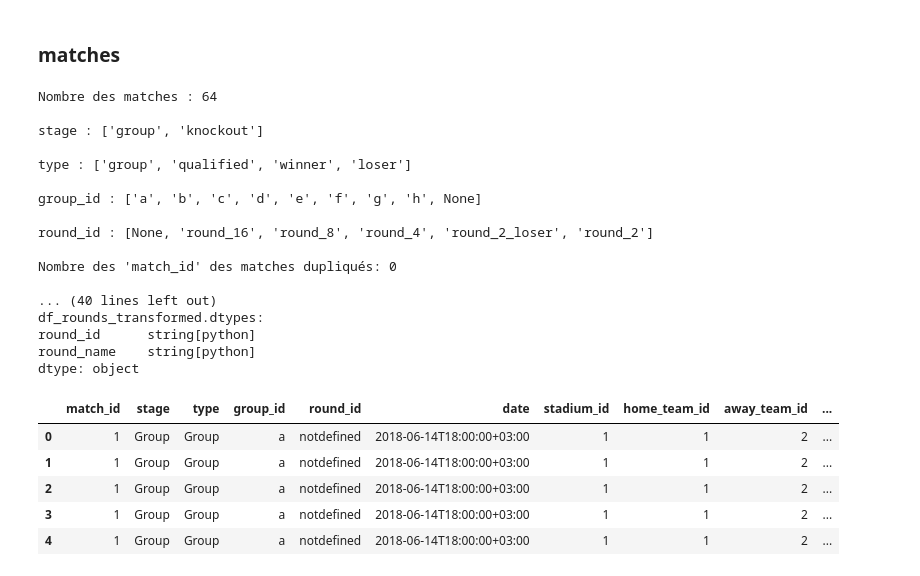
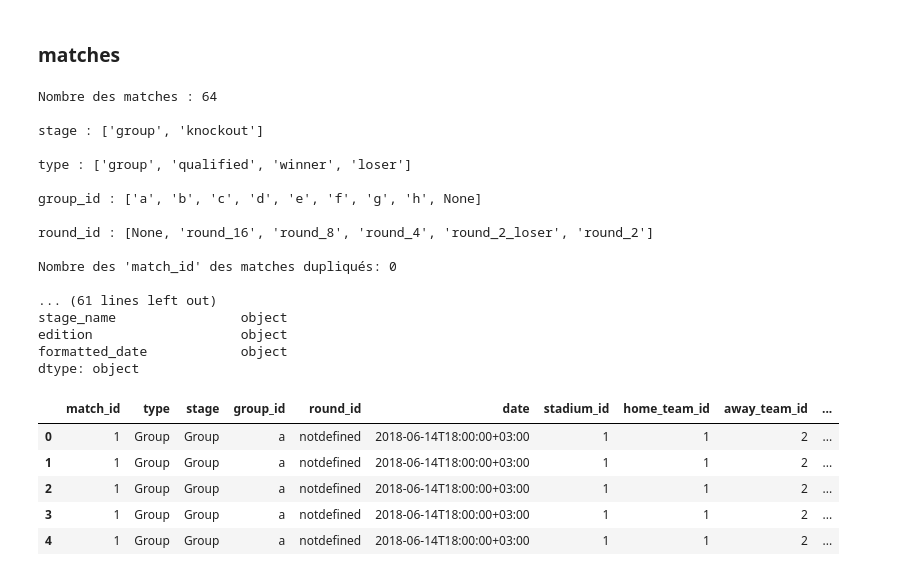
Before and after one commit to Simplon-DE-P1-2025/Brief-2-ETL-de-donn-es-footballistiques-Wickets-Sprinters, a Jupyter notebook: notebook/notebook_2018_transform.ipynb, the cells around one changed output. Cells and saved outputs as stored; diff of their text form; code cells hidden in the pictures.

Commit message:
transform: transformation fichier 2018 v1:

```diff
--- a/notebook/notebook_2018_transform.ipynb
+++ b/notebook/notebook_2018_transform.ipynb
@@ -534,67 +603,62 @@ print(f"\nround_id : {df_matches['round_id'].unique().tolist()}")
 number_duplicates = df_matches.duplicated(subset = ['match_id']).sum()
 print(f"\nNombre des 'match_id' des matches dupliqués: {number_duplicates}")
 
-#valeurs nulles
+# valeurs nulles
 print(f"\nValeurs nulles dans df_matches:\n{df_matches.isnull().sum()}")
-#types des colonnes
+# types des colonnes
 print(f"\nTypes des colonnes dans df_matches:\n{df_matches.dtypes}")
 # --------------------------------------------------------------------------------------------------------------------------------------
 # -------------------------------------------------------------Transformation ----------------------------------------------------------
 # --------------------------------------------------------------------------------------------------------------------------------------
 
-# Filtrer les colonnes nécessaires
-columns_to_keep = ['match_id',
-                   'stage' ,
-                   'type',
-                   'group_id',
-                   'round_id',
-                   'date',
-                   'stadium_id',
-                   'home_team_id',
-                   'away_team_id',
-                   'home_result',
-                   'away_result',
-                   'home_penalty',
-                   'away_penalty',
-                   'winner',
-                   'matchday',
-                   'channels']
-df_matches_transformed = df_matches[columns_to_keep].copy()
-df_matches_transformed = fct_lower_string_columns(df_matches_transformed, ['group_id','round_id'])
+# Mettre en le premier caractère en Minuscule pour la colonne group_id et round_id & convertir en type string
+df_matches_transformed = fct_lower_string_columns(df_matches, ['group_id','round_id'])
+
+# Mettre en le premier caractère en Majuscule pour la colonne stage et type & convertir en type string
 df_matches_transformed = fct_capitalize_string_columns(df_matches_transformed, ['stage','type'])
+
+# Remplir les valeurs manquantes dans 'round_id' et 'group_id' avec 'notdefined'
 df_matches_transformed['round_id'] = df_matches_transformed['round_id'].fillna('notdefined')
 df_matches_transformed['group_id'] = df_matches_transformed['group_id'].fillna('notdefined')
 
+# Générer une colonne unique 'stage' en combinant les colonnes 'round_id' et 'group_id'.
+df_matches_transformed = fct_generate_unique_stage(df_matches_transformed, 'stage', 'round_id', 'group_id')
+print(f"\nvaleur unique de stage_name : {df_matches_transformed['stage_name'].unique()}")
 
+# Extraire l'année de la colonne date pour créer la colonne edition
 df_matches_transformed['edition'] = fct_extract_edition(df_matches_transformed, 'date')['edition']
 
+# Convertir la colonne date ISO en format YYYYMMDDhhmmss
 df_matches_transformed = fct_iso_to_yyyymmddhhmmss(df_matches_transformed, 'date', 'formatted_date')
 
+# Eclater les listes dans la colonne 'channels' en plusieurs lignes
 df_matches_transformed = df_matches_transformed.explode('channels').reset_index(drop=True)
 
+#Génerer une colonne unique 'stage' en combinant les colonnes 'round_id' et 'group_id'.
+df_matches_transformed = fct_generate_unique_stage(df_matches_transformed, 'stage', 'round_id', 'group_id')
 
-# df_matches_transformed[df_matches_transformed['date'].isna()][['date', 'formatted_date']]
-print(f'\ndf_rounds_transformed.dtypes:\n{df_rounds_transformed.dtypes}')
+print(f'\ndf_matches_transformed.dtypes:\n{df_matches_transformed.dtypes}')
+
 df_matches_transformed.head()
 # %% [output]
 Nombre des matches : 64
 
 stage : ['group', 'knockout']
 
 type : ['group', 'qualified', 'winner', 'loser']
 
 group_id : ['a', 'b', 'c', 'd', 'e', 'f', 'g', 'h', None]
 
 round_id : [None, 'round_16', 'round_8', 'round_4', 'round_2_loser', 'round_2']
 
 Nombre des 'match_id' des matches dupliqués: 0
 
-... (40 lines left out)
-df_rounds_transformed.dtypes:
-round_id      string[python]
-round_name    string[python]
+... (61 lines left out)
+stage_name                object
+edition                   object
+formatted_date            object
 dtype: object
-|  | match_id | stage | type | group_id | round_id | date | stadium_id | home_team_id | away_team_id | ... |
+|  | match_id | type | stage | group_id | round_id | date | stadium_id | home_team_id | away_team_id | ... |
 | 0 | 1 | Group | Group | a | notdefined | 2018-06-14T18:00:00+03:00 | 1 | 1 | 2 | ... |
 | 1 | 1 | Group | Group | a | notdefined | 2018-06-14T18:00:00+03:00 | 1 | 1 | 2 | ... |
 | 2 | 1 | Group | Group | a | notdefined | 2018-06-14T18:00:00+03:00 | 1 | 1 | 2 | ... |
```
Also changed, not shown: parts of 14 cells of this notebook, 3 other files.
